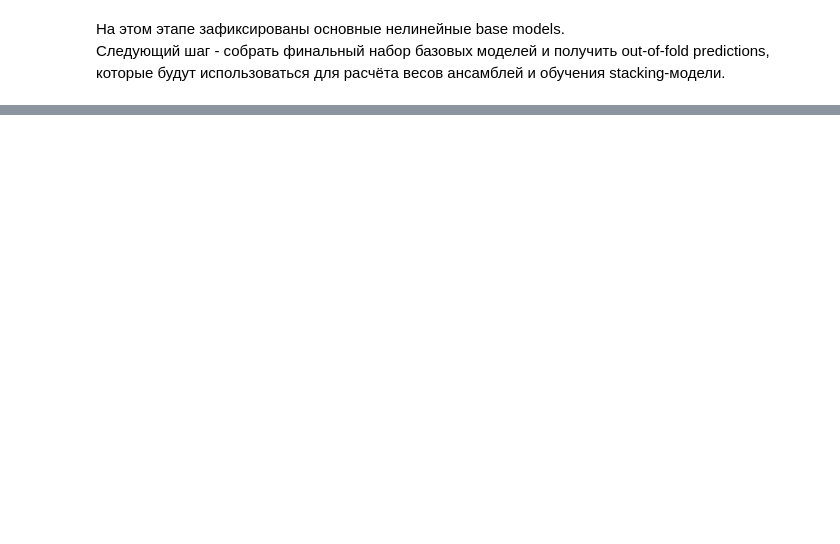
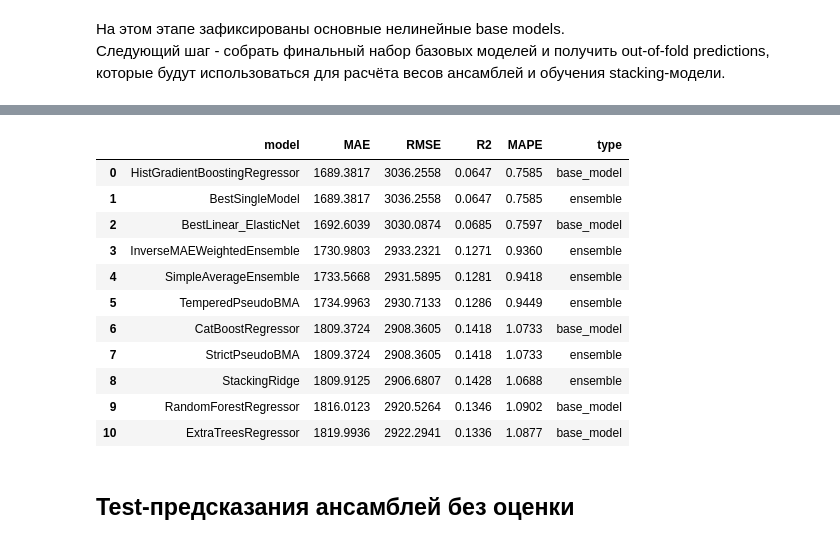
Before and after one commit to horacemtb/medcost-prediction-app, a Jupyter notebook: notebooks/additional-research.ipynb, the cells around one changed output, grey strips where cells are left out. Saved outputs shown, nothing was run; the diff lists cells and outputs as text; code cells hidden in the pictures; blank space fills up the shorter version.

Commit message:
Trained 4 different ensembles, got predictions for OOF and test

```diff
--- a/notebooks/additional-research.ipynb
+++ b/notebooks/additional-research.ipynb
@@ -2790,0 +2980,3 @@ all_cv_results.round(4)
+# %%
+inverse_weighted_oof_pred = oof_predictions.dot(inverse_mae_weights)
+inverse_weighted_test_pred = base_test_predictions.dot(inverse_mae_weights)
@@ -2790,0 +3125,23 @@ all_cv_results.round(4)
+# %%
+# OOF-метрики ансамблей
+
+oof_ensemble_results = []
+
+for model_name in ensemble_oof_predictions.columns:
+    metrics = calculate_regression_metrics(
+        y_true=y_train,
+        y_pred=ensemble_oof_predictions[model_name]
+    )
+
+    metrics['model'] = model_name
+
+    oof_ensemble_results.append(metrics)
+
+oof_ensemble_results = (
+    pd.DataFrame(oof_ensemble_results)
+    [['model', 'MAE', 'RMSE', 'R2', 'MAPE']]
+    .sort_values('MAE')
+    .reset_index(drop=True)
+)
+
+oof_ensemble_results.round(4)
@@ -2790,0 +3156,33 @@ all_cv_results.round(4)
+# %%
+# Общая OOF-таблица: базовые модели + ансамбли
+
+oof_all_results = pd.concat(
+    [
+        oof_base_results.assign(type='base_model'),
+        oof_ensemble_results.assign(type='ensemble')
+    ],
+    ignore_index=True
+)
+
+oof_all_results = (
+    oof_all_results
+    .sort_values('MAE')
+    .reset_index(drop=True)
+)
+
+oof_all_results.round(4)
+# %% [output]
+|  | model | MAE | RMSE | R2 | MAPE | type |
+| 0 | HistGradientBoostingRegressor | 1689.3817 | 3036.2558 | 0.0647 | 0.7585 | base_model |
+| 1 | BestSingleModel | 1689.3817 | 3036.2558 | 0.0647 | 0.7585 | ensemble |
+| 2 | BestLinear_ElasticNet | 1692.6039 | 3030.0874 | 0.0685 | 0.7597 | base_model |
+| 3 | InverseMAEWeightedEnsemble | 1730.9803 | 2933.2321 | 0.1271 | 0.9360 | ensemble |
+| 4 | SimpleAverageEnsemble | 1733.5668 | 2931.5895 | 0.1281 | 0.9418 | ensemble |
+| 5 | TemperedPseudoBMA | 1734.9963 | 2930.7133 | 0.1286 | 0.9449 | ensemble |
+| 6 | CatBoostRegressor | 1809.3724 | 2908.3605 | 0.1418 | 1.0733 | base_model |
+| 7 | StrictPseudoBMA | 1809.3724 | 2908.3605 | 0.1418 | 1.0733 | ensemble |
+| 8 | StackingRidge | 1809.9125 | 2906.6807 | 0.1428 | 1.0688 | ensemble |
+| 9 | RandomForestRegressor | 1816.0123 | 2920.5264 | 0.1346 | 1.0902 | base_model |
+| 10 | ExtraTreesRegressor | 1819.9936 | 2922.2941 | 0.1336 | 1.0877 | base_model |
+# %% [markdown]
+## Test-предсказания ансамблей без оценки
```
Also changed, not shown: parts of 28 cells of this notebook.
